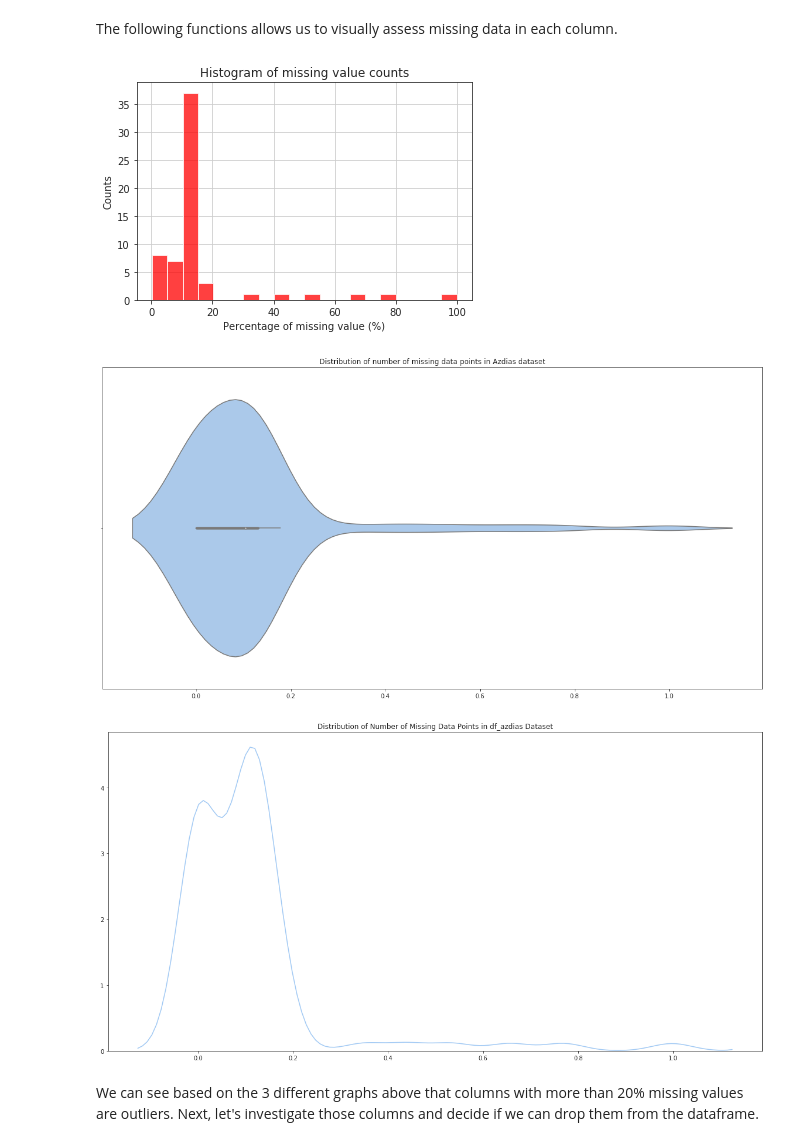
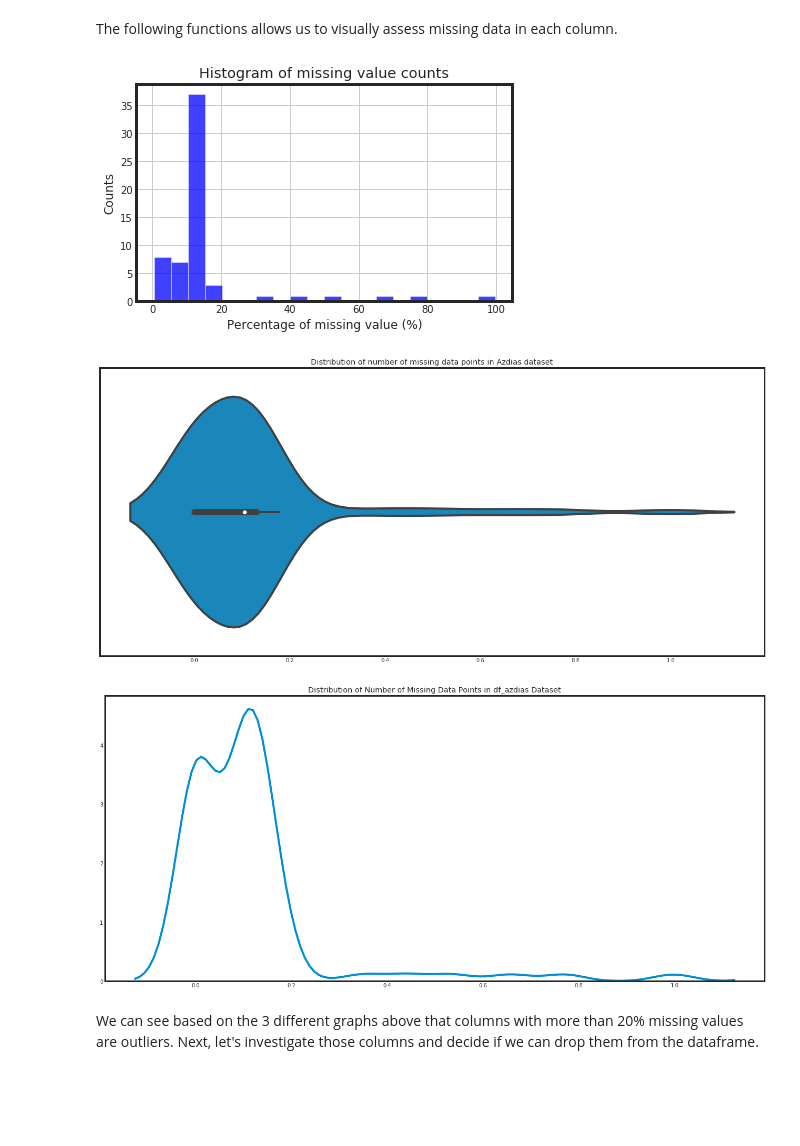
Before and after one commit to leonisawesome/identify_customer_segments, a Jupyter notebook: identify_customer_segment.ipynb, the cells around one changed output. Cells and saved outputs as stored; diff of their text form; code cells hidden in the pictures; blank space fills up the shorter version.

```diff
--- a/identify_customer_segment.ipynb
+++ b/identify_customer_segment.ipynb
@@ -18,7 +18,7 @@ import numpy as np
 import pandas as pd
 import matplotlib.pyplot as plt
 import matplotlib.style
-plt.style.use('seaborn-pastel')
+plt.style.use('fivethirtyeight')
 import seaborn as sns
 from sklearn.preprocessing import StandardScaler, RobustScaler, MinMaxScaler
 from sklearn.decomposition import PCA
@@ -164,28 +164,27 @@ The following functions allows us to visually assess missing data in each column
 # %%
 #Perform an assessment of the percentage of how how much missing data there is in each column of the dataset.
 
 def missing_column_data_percent_plot(df_azidas):
     #Prep to plot
     missing = df_azdias.isnull().sum()
     missing = missing[missing > 0]/(df_azdias.shape[0]) * 100
     missing.sort_values(inplace=True)
 
     #Plot distribution of missing value counts
-    plt.hist(missing, bins=20, facecolor='r', alpha=0.75)
+    plt.hist(missing, bins=20, facecolor='b', alpha=0.75)
     plt.xlabel('Percentage of missing value (%)')
     plt.ylabel('Counts')
     plt.title('Histogram of missing value counts')
     plt.grid(True)
     plt.show()
 
 missing_column_data_percent_plot(df_azdias)
 # %% [output]
-[figure, old version]
+[figure, new version]
 # %%
 #Violin Plot
 def violin_plot(df_azdias, plot_data):
     sns.set_style("ticks")
-    sns.set_palette("pastel")
     fig = plt.figure(figsize=(20,10))
     ax = sns.violinplot(plot_data)
     ax.set_title("Distribution of number of missing data points in Azdias dataset")
@@ -193,12 +192,11 @@ def violin_plot(df_azdias, plot_data):
 
 violin_plot(df_azdias, prop_missing_column_data)
 # %% [output]
-[figure, old version]
+[figure, new version]
 # %%
 #KDE plot
 def kde_plot(df_azdias, data):
     sns.set_style("ticks")
-    sns.set_palette("pastel")
     fig = plt.figure(figsize=(20,10))
     ax = sns.kdeplot(data)
     ax.set_title("Distribution of Number of Missing Data Points in df_azdias Dataset")
@@ -206,7 +204,7 @@ def kde_plot(df_azdias, data):
 
 kde_plot(df_azdias, prop_missing_column_data)
 # %% [output]
-[figure, old version]
+[figure, new version]
 # %% [markdown]
 We can see based on the 3 different graphs above that columns with more than 20% missing values are outliers. Next, let's investigate those columns and decide if we can drop them from the dataframe.
 # %%
```
Also changed, not shown: parts of 10 cells of this notebook.
